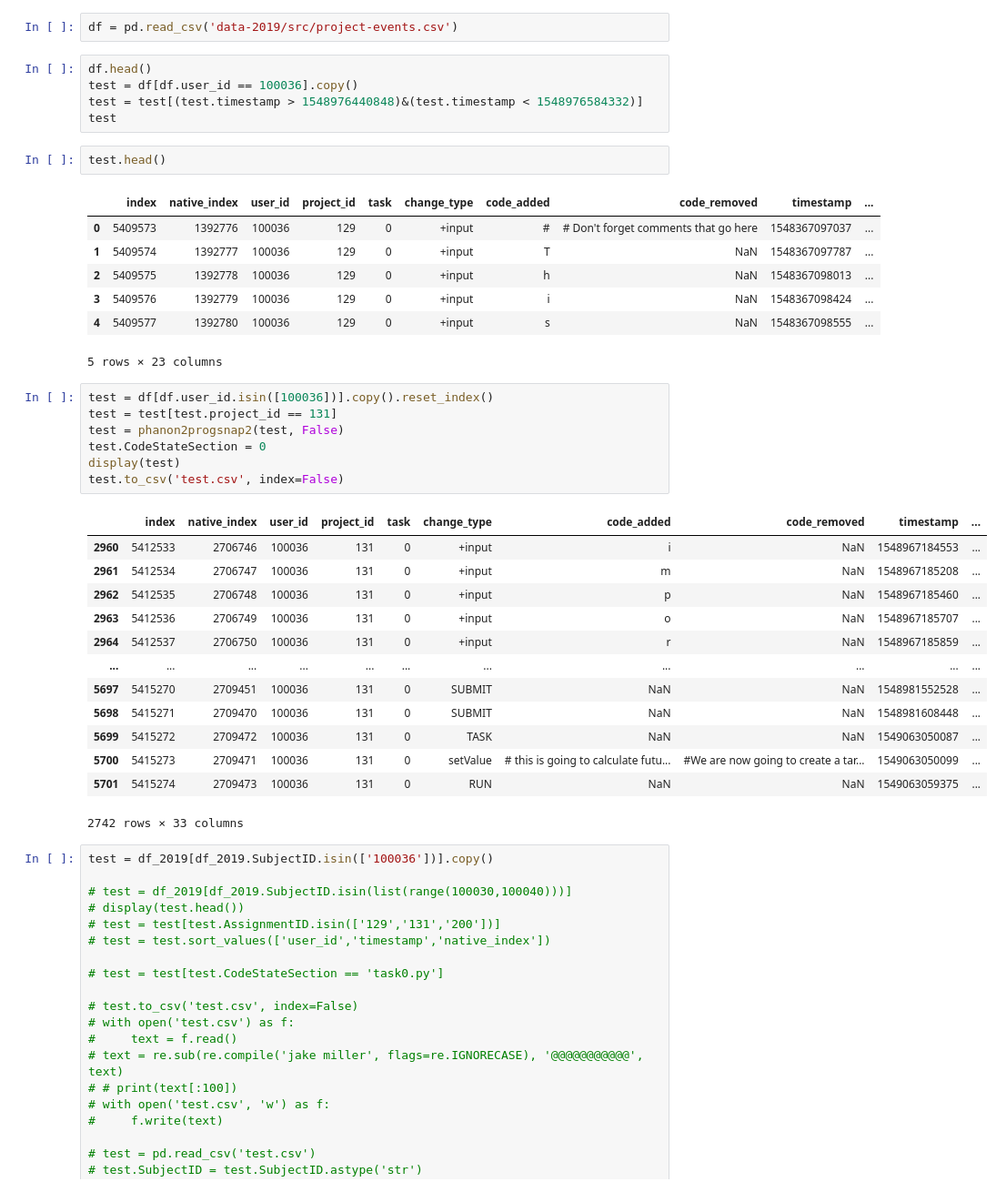
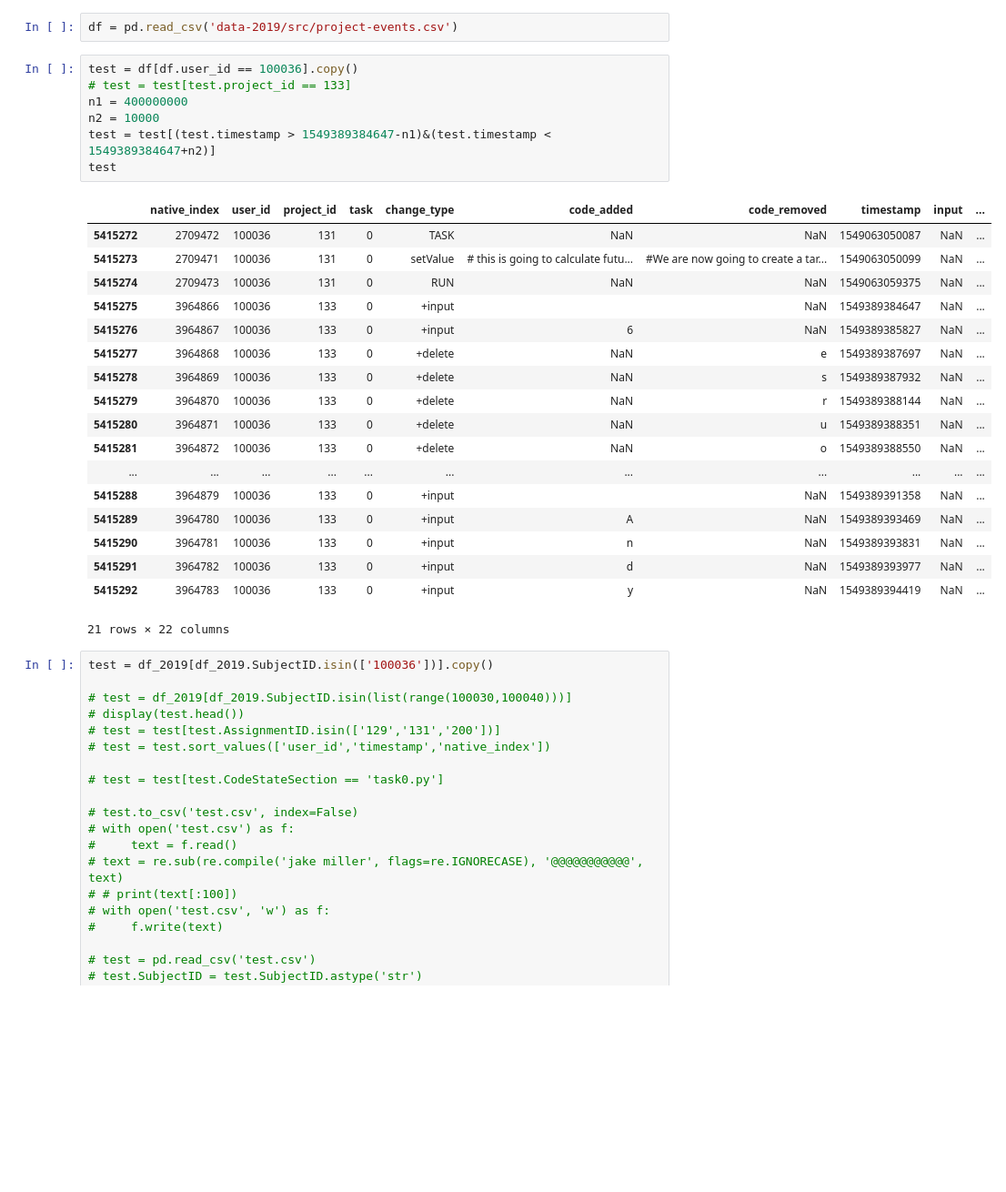
Before and after one commit to EdwardsLabUSU/DeidentifyKeystrokes, a Jupyter notebook: phanon2ps2.ipynb, the cells around one changed output. Shown: that part at 91% size. Cells and saved outputs as stored; diff of their text form; blank space fills up the shorter version.

```diff
--- a/phanon2ps2.ipynb
+++ b/phanon2ps2.ipynb
@@ -266,41 +295,31 @@ copy.to_csv('phanon2ps2-2.csv', index=False)
 # %%
 df = pd.read_csv('data-2019/src/project-events.csv')
 # %%
-df.head()
 test = df[df.user_id == 100036].copy()
-test = test[(test.timestamp > 1548976440848)&(test.timestamp < 1548976584332)]
+# test = test[test.project_id == 133]
+n1 = 400000000
+n2 = 10000
+test = test[(test.timestamp > 1549389384647-n1)&(test.timestamp < 1549389384647+n2)]
 test
+# %% [output]
+|  | native_index | user_id | project_id | task | change_type | code_added | code_removed | timestamp | input | ... |
+| 5415272 | 2709472 | 100036 | 131 | 0 | TASK | NaN | NaN | 1549063050087 | NaN | ... |
+| 5415273 | 2709471 | 100036 | 131 | 0 | setValue | # this is going to calculate futu... | #We are now going to create a tar... | 1549063050099 | NaN | ... |
+| 5415274 | 2709473 | 100036 | 131 | 0 | RUN | NaN | NaN | 1549063059375 | NaN | ... |
+| 5415275 | 3964866 | 100036 | 133 | 0 | +input |  | NaN | 1549389384647 | NaN | ... |
+| 5415276 | 3964867 | 100036 | 133 | 0 | +input | 6 | NaN | 1549389385827 | NaN | ... |
+| 5415277 | 3964868 | 100036 | 133 | 0 | +delete | NaN | e | 1549389387697 | NaN | ... |
+| 5415278 | 3964869 | 100036 | 133 | 0 | +delete | NaN | s | 1549389387932 | NaN | ... |
+| 5415279 | 3964870 | 100036 | 133 | 0 | +delete | NaN | r | 1549389388144 | NaN | ... |
+| 5415280 | 3964871 | 100036 | 133 | 0 | +delete | NaN | u | 1549389388351 | NaN | ... |
+| 5415281 | 3964872 | 100036 | 133 | 0 | +delete | NaN | o | 1549389388550 | NaN | ... |
+| ... | ... | ... | ... | ... | ... | ... | ... | ... | ... | ... |
+| 5415288 | 3964879 | 100036 | 133 | 0 | +input |  | NaN | 1549389391358 | NaN | ... |
+| 5415289 | 3964780 | 100036 | 133 | 0 | +input | A | NaN | 1549389393469 | NaN | ... |
+| 5415290 | 3964781 | 100036 | 133 | 0 | +input | n | NaN | 1549389393831 | NaN | ... |
+| 5415291 | 3964782 | 100036 | 133 | 0 | +input | d | NaN | 1549389393977 | NaN | ... |
+| 5415292 | 3964783 | 100036 | 133 | 0 | +input | y | NaN | 1549389394419 | NaN | ... |
+21 rows × 22 columns
-# %%
-test.head()
-# %% [output]
-|  | index | native_index | user_id | project_id | task | change_type | code_added | code_removed | timestamp | ... |
-| 0 | 5409573 | 1392776 | 100036 | 129 | 0 | +input | # | # Don't forget comments that go here | 1548367097037 | ... |
-| 1 | 5409574 | 1392777 | 100036 | 129 | 0 | +input | T | NaN | 1548367097787 | ... |
-| 2 | 5409575 | 1392778 | 100036 | 129 | 0 | +input | h | NaN | 1548367098013 | ... |
-| 3 | 5409576 | 1392779 | 100036 | 129 | 0 | +input | i | NaN | 1548367098424 | ... |
-| 4 | 5409577 | 1392780 | 100036 | 129 | 0 | +input | s | NaN | 1548367098555 | ... |
-5 rows × 23 columns
-# %%
-test = df[df.user_id.isin([100036])].copy().reset_index()
-test = test[test.project_id == 131]
-test = phanon2progsnap2(test, False)
-test.CodeStateSection = 0
-display(test)
-test.to_csv('test.csv', index=False)
-# %% [output]
-|  | index | native_index | user_id | project_id | task | change_type | code_added | code_removed | timestamp | ... |
-| 2960 | 5412533 | 2706746 | 100036 | 131 | 0 | +input | i | NaN | 1548967184553 | ... |
-| 2961 | 5412534 | 2706747 | 100036 | 131 | 0 | +input | m | NaN | 1548967185208 | ... |
-| 2962 | 5412535 | 2706748 | 100036 | 131 | 0 | +input | p | NaN | 1548967185460 | ... |
-| 2963 | 5412536 | 2706749 | 100036 | 131 | 0 | +input | o | NaN | 1548967185707 | ... |
-| 2964 | 5412537 | 2706750 | 100036 | 131 | 0 | +input | r | NaN | 1548967185859 | ... |
-| ... | ... | ... | ... | ... | ... | ... | ... | ... | ... | ... |
-| 5697 | 5415270 | 2709451 | 100036 | 131 | 0 | SUBMIT | NaN | NaN | 1548981552528 | ... |
-| 5698 | 5415271 | 2709470 | 100036 | 131 | 0 | SUBMIT | NaN | NaN | 1548981608448 | ... |
-| 5699 | 5415272 | 2709472 | 100036 | 131 | 0 | TASK | NaN | NaN | 1549063050087 | ... |
-| 5700 | 5415273 | 2709471 | 100036 | 131 | 0 | setValue | # this is going to calculate futu... | #We are now going to create a tar... | 1549063050099 | ... |
-| 5701 | 5415274 | 2709473 | 100036 | 131 | 0 | RUN | NaN | NaN | 1549063059375 | ... |
-2742 rows × 33 columns
 # %%
 test = df_2019[df_2019.SubjectID.isin(['100036'])].copy()
 
```
Also changed, not shown: parts of 7 cells of this notebook.
